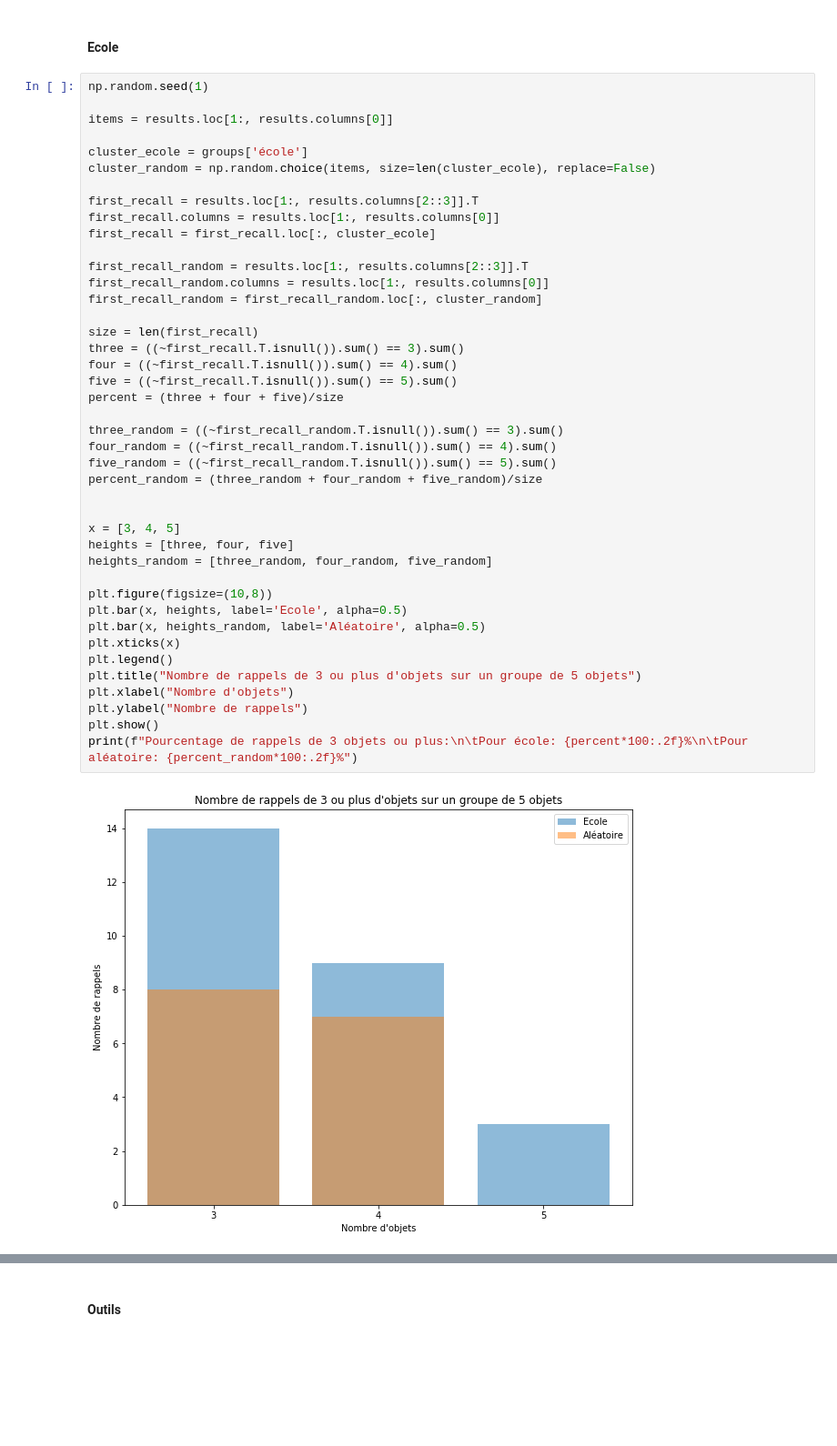
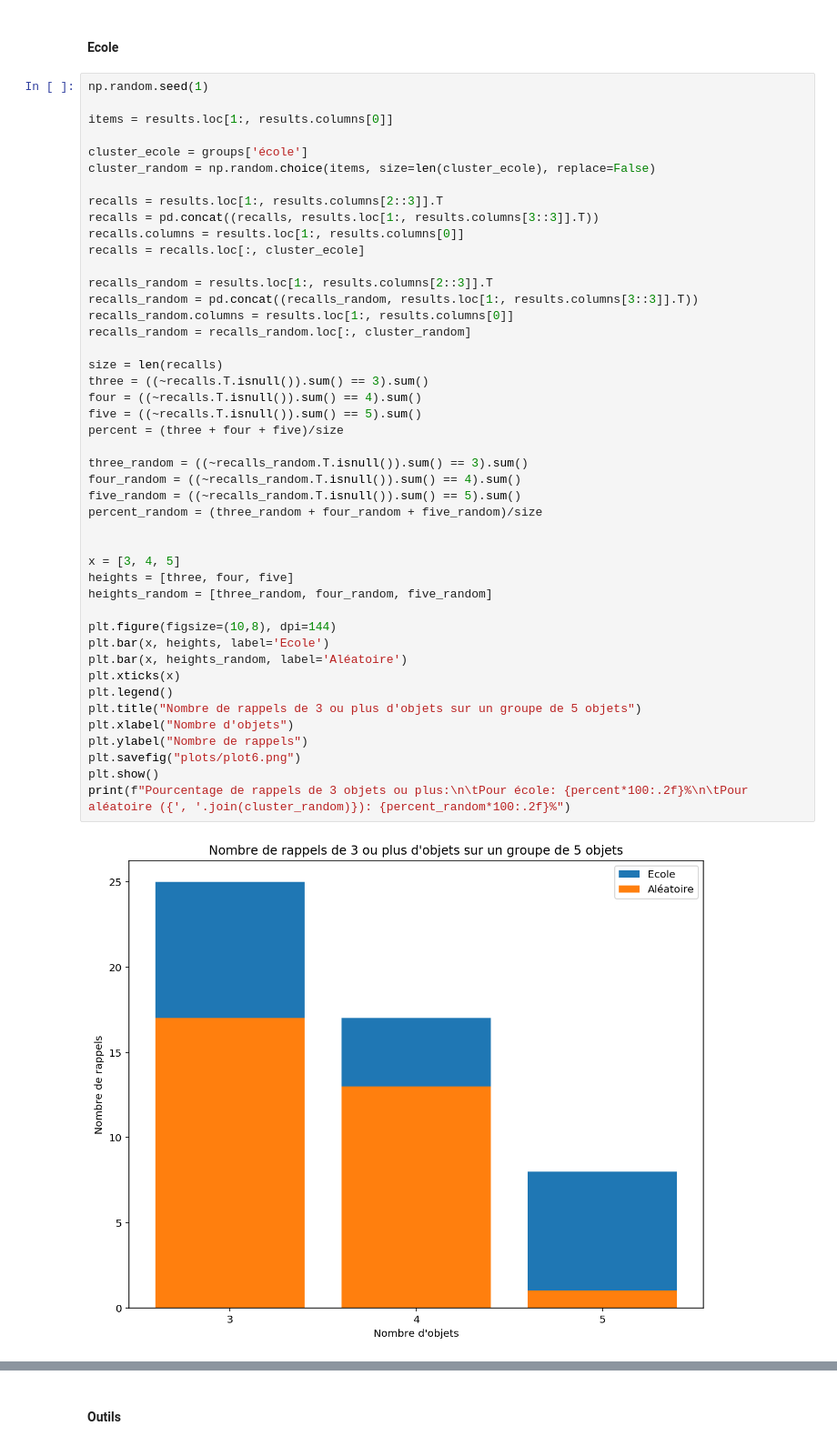
Before and after one commit to Gorzen/SHS-Project, a Jupyter notebook: Analyse.ipynb, the cells around one changed output, grey strips where cells are left out. Shown at 91% size. Saved outputs shown, nothing was run; the diff lists cells and outputs as text; blank space fills up the shorter version.

```diff
--- a/Analyse.ipynb
+++ b/Analyse.ipynb
@@ -392,45 +404,48 @@ groups = {
 # %%
 np.random.seed(1)
 
 items = results.loc[1:, results.columns[0]]
 
 cluster_ecole = groups['école']
 cluster_random = np.random.choice(items, size=len(cluster_ecole), replace=False)
 
-first_recall = results.loc[1:, results.columns[2::3]].T
-first_recall.columns = results.loc[1:, results.columns[0]]
-first_recall = first_recall.loc[:, cluster_ecole]
+recalls = results.loc[1:, results.columns[2::3]].T
+recalls = pd.concat((recalls, results.loc[1:, results.columns[3::3]].T))
+recalls.columns = results.loc[1:, results.columns[0]]
+recalls = recalls.loc[:, cluster_ecole]
 
-first_recall_random = results.loc[1:, results.columns[2::3]].T
-first_recall_random.columns = results.loc[1:, results.columns[0]]
-first_recall_random = first_recall_random.loc[:, cluster_random]
+recalls_random = results.loc[1:, results.columns[2::3]].T
+recalls_random = pd.concat((recalls_random, results.loc[1:, results.columns[3::3]].T))
+recalls_random.columns = results.loc[1:, results.columns[0]]
+recalls_random = recalls_random.loc[:, cluster_random]
 
-size = len(first_recall)
-three = ((~first_recall.T.isnull()).sum() == 3).sum()
-four = ((~first_recall.T.isnull()).sum() == 4).sum()
-five = ((~first_recall.T.isnull()).sum() == 5).sum()
+size = len(recalls)
+three = ((~recalls.T.isnull()).sum() == 3).sum()
+four = ((~recalls.T.isnull()).sum() == 4).sum()
+five = ((~recalls.T.isnull()).sum() == 5).sum()
 percent = (three + four + five)/size
 
-three_random = ((~first_recall_random.T.isnull()).sum() == 3).sum()
-four_random = ((~first_recall_random.T.isnull()).sum() == 4).sum()
-five_random = ((~first_recall_random.T.isnull()).sum() == 5).sum()
+three_random = ((~recalls_random.T.isnull()).sum() == 3).sum()
+four_random = ((~recalls_random.T.isnull()).sum() == 4).sum()
+five_random = ((~recalls_random.T.isnull()).sum() == 5).sum()
 percent_random = (three_random + four_random + five_random)/size
 
 
 x = [3, 4, 5]
 heights = [three, four, five]
 heights_random = [three_random, four_random, five_random]
 
-plt.figure(figsize=(10,8))
-plt.bar(x, heights, label='Ecole', alpha=0.5)
-plt.bar(x, heights_random, label='Aléatoire', alpha=0.5)
+plt.figure(figsize=(10,8), dpi=144)
+plt.bar(x, heights, label='Ecole')
+plt.bar(x, heights_random, label='Aléatoire')
 plt.xticks(x)
 plt.legend()
 plt.title("Nombre de rappels de 3 ou plus d'objets sur un groupe de 5 objets")
 plt.xlabel("Nombre d'objets")
 plt.ylabel("Nombre de rappels")
+plt.savefig("plots/plot6.png")
 plt.show()
-print(f"Pourcentage de rappels de 3 objets ou plus:\n\tPour école: {percent*100:.2f}%\n\tPour aléatoire: {percent_random*100:.2f}%")
+print(f"Pourcentage de rappels de 3 objets ou plus:\n\tPour école: {percent*100:.2f}%\n\tPour aléatoire ({', '.join(cluster_random)}): {percent_random*100:.2f}%")
 # %% [output]
-[figure, old version]
+[figure, new version]
 Pourcentage de rappels de 3 objets ou plus:
```
Also changed, not shown: parts of 30 cells of this notebook, 7 other files.
